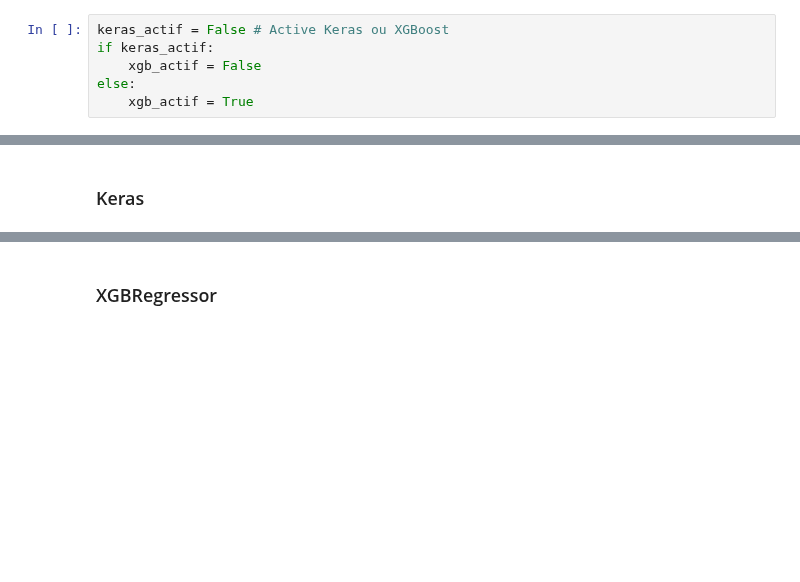
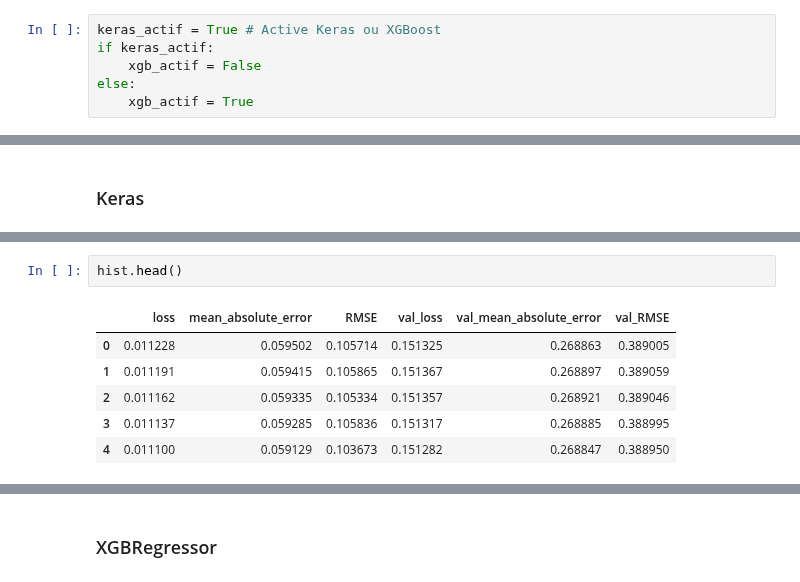
Before and after one commit to Simplon-IA-Bdx-1/house-prices-nico-pierre, a Jupyter notebook: Linear-Regression-Keras-AllFeatures.ipynb, the cells around one changed output, grey strips where cells are left out. Cells and saved outputs as stored; diff of their text form; blank space fills up the shorter version.

```diff
--- a/Linear-Regression-Keras-AllFeatures.ipynb
+++ b/Linear-Regression-Keras-AllFeatures.ipynb
@@ -1,7 +1,7 @@
 # %% [markdown]
 # Linear Regression on House Prices with XGBoost
 # %%
-keras_actif = False # Active Keras ou XGBoost
+keras_actif = True # Active Keras ou XGBoost
 if keras_actif:
     xgb_actif = False
 else:
@@ -242,0 +265,9 @@ if keras_actif:
+# %%
+hist.head()
+# %% [output]
+|  | loss | mean_absolute_error | RMSE | val_loss | val_mean_absolute_error | val_RMSE |
+| 0 | 0.011228 | 0.059502 | 0.105714 | 0.151325 | 0.268863 | 0.389005 |
+| 1 | 0.011191 | 0.059415 | 0.105865 | 0.151367 | 0.268897 | 0.389059 |
+| 2 | 0.011162 | 0.059335 | 0.105334 | 0.151357 | 0.268921 | 0.389046 |
+| 3 | 0.011137 | 0.059285 | 0.105836 | 0.151317 | 0.268885 | 0.388995 |
+| 4 | 0.011100 | 0.059129 | 0.103673 | 0.151282 | 0.268847 | 0.388950 |
```
Also changed, not shown: parts of 7 cells of this notebook, 2 other files.
